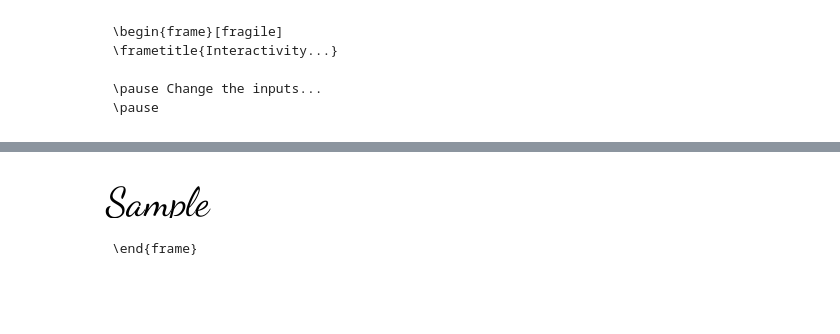
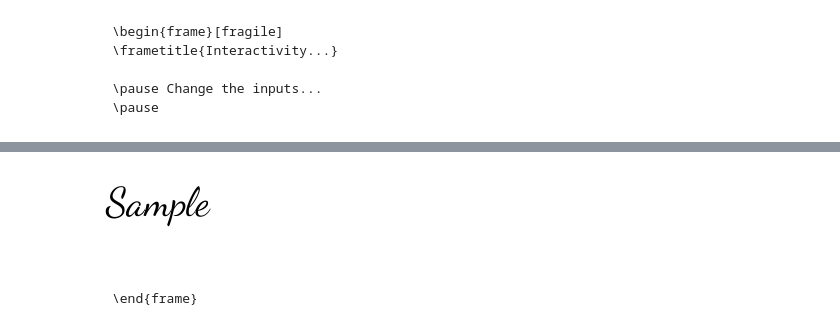
Before and after one commit to dev-skill-up/jupyter-education, a Jupyter notebook: talk.ipynb, the cells around one changed output, grey strips where cells are left out. Saved outputs shown, nothing was run; the diff lists cells and outputs as text; code cells hidden in the pictures; blank space fills up the shorter version.

````diff
--- a/talk.ipynb
+++ b/talk.ipynb
@@ -192,3 +194,11 @@ slider_img = Image.open("slider-1.png").convert("RGB")
+# %%
+def draw_sample(value):
+    image = Image.new("RGB", (200, 100), color=(255,255,255))
+    draw = ImageDraw.Draw(image)
+    font = ImageFont.truetype("static/DancingScript-Regular.ttf",
+                              10 * slider.value)
+    draw.text((10, 10), "Sample", font=font, fill=(0,0,0))
+    return image
 # %% [markdown]
 ```{=latex}
 \begin{frame}[fragile]
@@ -201,15 +211,10 @@ slider_img = Image.open("slider-1.png").convert("RGB")
 slider_img
 # %% [output]
 [figure]
-# %%
-image = Image.new("RGB", (200, 50), color=(255,255,255))
-draw = ImageDraw.Draw(image)
-font = ImageFont.truetype("static/DancingScript-Regular.ttf",
-                          10 * slider.value)
-draw.text((10, 10), "Sample", font=font, fill=(0,0,0))
-image
-# %% [output]
-[figure, removed]
+# %%
+draw_sample(slider.value)
+# %% [output]
+[figure, added]
 # %% [markdown]
 ```{=latex}
 \end{frame}
````
Also changed, not shown: parts of 4 cells of this notebook, 2 other files.
